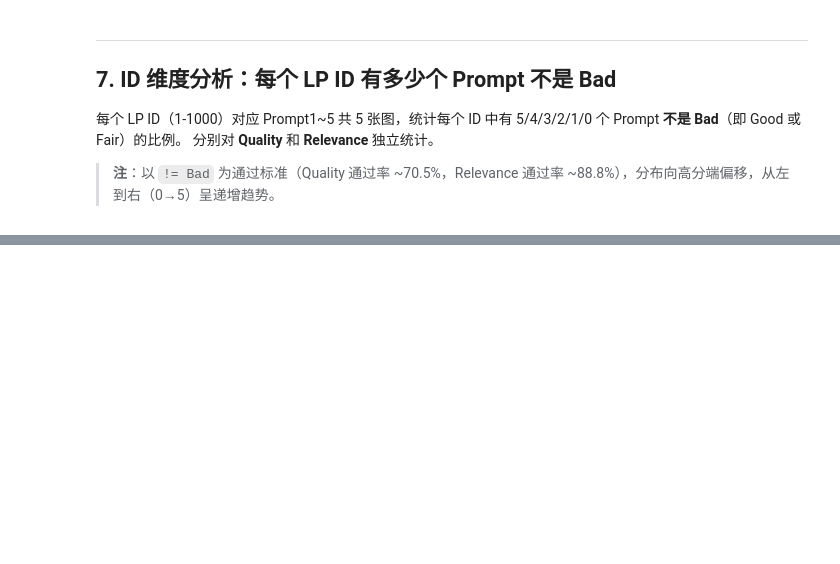
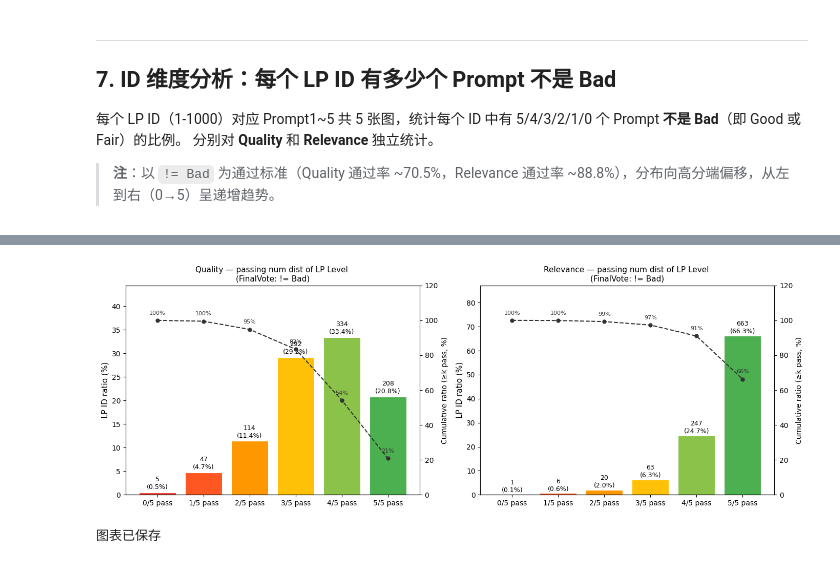
Before and after one commit to cjinjinjin/DebugRepo, a Jupyter notebook: LPCreativeAdsEvaluation/LPEvaluation_0306.ipynb, the cells around one changed output, grey strips where cells are left out. Saved outputs shown, nothing was run; the diff lists cells and outputs as text; code cells hidden in the pictures; blank space fills up the shorter version.

```diff
--- a/LPCreativeAdsEvaluation/LPEvaluation_0306.ipynb
+++ b/LPCreativeAdsEvaluation/LPEvaluation_0306.ipynb
@@ -585,0 +592,21 @@ print(f"  relevance_bad_0306.csv         ({len(bad_relevance)} 条)")
+# %%
+# ── 读取 Bad Crop Score ──────────────────────────────────────────
+crop_score_file = r"D:\Data\T2I\AutoGenValidation\0306_random1K_bad_crop_score.txt"
+BAD_CROP_THRESHOLD = 0.1
+
+df_crop = pd.read_csv(crop_score_file, sep='\t', header=None, names=['ImgUrl', 'CropScore'])
+df_crop['ImgUrl'] = df_crop['ImgUrl'].astype(str).str.strip()
+df_crop['is_bad_crop'] = df_crop['CropScore'] > BAD_CROP_THRESHOLD
+
+n_total_crop = len(df_crop)
+n_bad_crop   = df_crop['is_bad_crop'].sum()
+n_keep       = n_total_crop - n_bad_crop
+
+print(f"Crop Score 文件: {n_total_crop} 张图")
+print(f"  Bad Crop (score > {BAD_CROP_THRESHOLD}): {n_bad_crop}  ({n_bad_crop/n_total_crop*100:.1f}%)")
+print(f"  保留 (score <= {BAD_CROP_THRESHOLD}):    {n_keep}  ({n_keep/n_total_crop*100:.1f}%)")
+print()
+print("CropScore 分布统计:")
+print(df_crop['CropScore'].describe().round(4))
+
+df_crop.head(5)
@@ -648,41 +948,44 @@ import numpy as np
 fig, axes = plt.subplots(1, 2, figsize=(14, 5))
 
 for ax, id_stats, title in [
-    (axes[0], q_id_stats,  'Quality — 每个 LP ID 的通过 Prompt 数量分布\n(通过标准: != Bad)'),
-    (axes[1], r_id_stats,  'Relevance — 每个 LP ID 的通过 Prompt 数量分布\n(通过标准: != Bad)'),
+    (axes[0], q_id_stats,  'Quality — passing num dist of LP Level \n(FinalVote: != Bad)'),
+    (axes[1], r_id_stats,  'Relevance — passing num dist of LP Level \n(FinalVote: != Bad)'),
 ]:
     n_ids = len(id_stats)
     counts = [(id_stats['good_count'] == k).sum() for k in range(6)]
     pcts   = [c / n_ids * 100 for c in counts]
 
     # 渐变色：通过数越多越绿（0→5 从红到绿，与 X 轴递增对应）
     palette = ['#F44336', '#FF5722', '#FF9800', '#FFC107', '#8BC34A', '#4CAF50']
     bars = ax.bar(range(6), pcts, color=palette, edgecolor='white', linewidth=0.8)
     ax.set_xticks(range(6))
     ax.set_xticklabels([f'{k}/5 pass' for k in range(6)], fontsize=10)
-    ax.set_ylabel('LP ID 占比 (%)', fontsize=11)
+    ax.set_ylabel('LP ID ratio (%)', fontsize=11)
     ax.set_title(title, fontsize=11)
     ax.set_ylim(0, max(pcts) * 1.3 + 1)
 
     for bar, cnt, pct in zip(bars, counts, pcts):
         ax.text(bar.get_x() + bar.get_width()/2, bar.get_height() + 0.4,
                 f'{cnt}\n({pct:.1f}%)', ha='center', va='bottom', fontsize=9)
 
     # 累计折线右轴（≥k 个通过的累计百分比，0→5 严格递减）
     cum_pcts = np.cumsum(pcts[::-1])[::-1]
     ax2 = ax.twinx()
     ax2.plot(range(6), cum_pcts, 'o--', color='#333', linewidth=1.5, markersize=5, label='≥k 累计%')
-    ax2.set_ylabel('累计占比 (≥k pass, %)', fontsize=10)
+    ax2.set_ylabel('Cumulative ratio (≥k pass, %)', fontsize=10)
     ax2.set_ylim(0, 120)
     for x, y in enumerate(cum_pcts):
         ax2.annotate(f'{y:.0f}%', (x, y), textcoords='offset points',
                      xytext=(0, 8), ha='center', fontsize=8, color='#333')
 
 plt.tight_layout()
 Path(save_dir_base).mkdir(parents=True, exist_ok=True)
 plt.savefig(os.path.join(save_dir_base, 'prompt_pass_distribution_0306.png'), dpi=150, bbox_inches='tight')
 plt.show()
 print("图表已保存")
+# %% [output]
+[figure, added]
+图表已保存
 # %%
 # Quality 和 Relevance 并排对比汇总表（通过标准: != Bad）
 summary_rows = []
```
Also changed, not shown: parts of 9 cells of this notebook.
